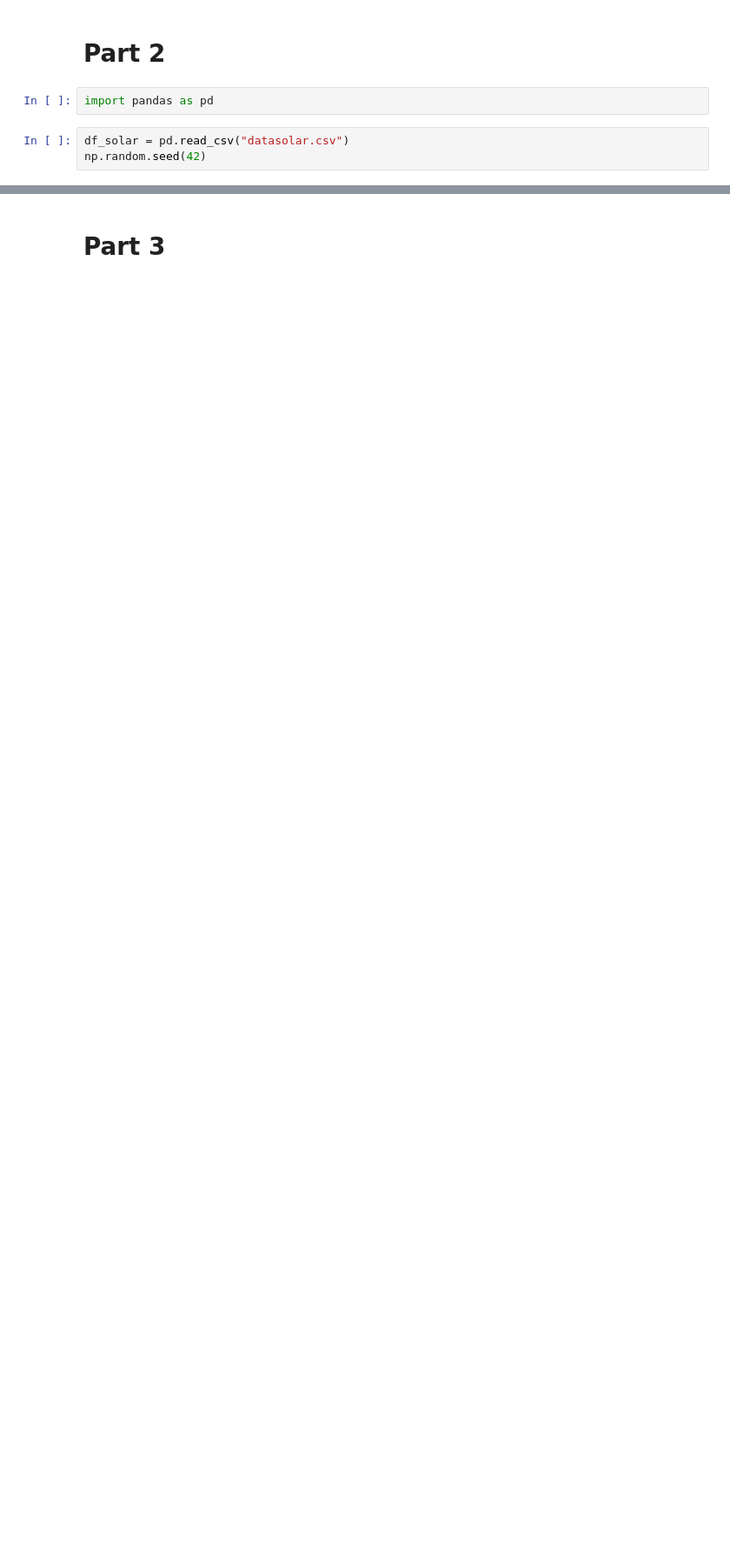
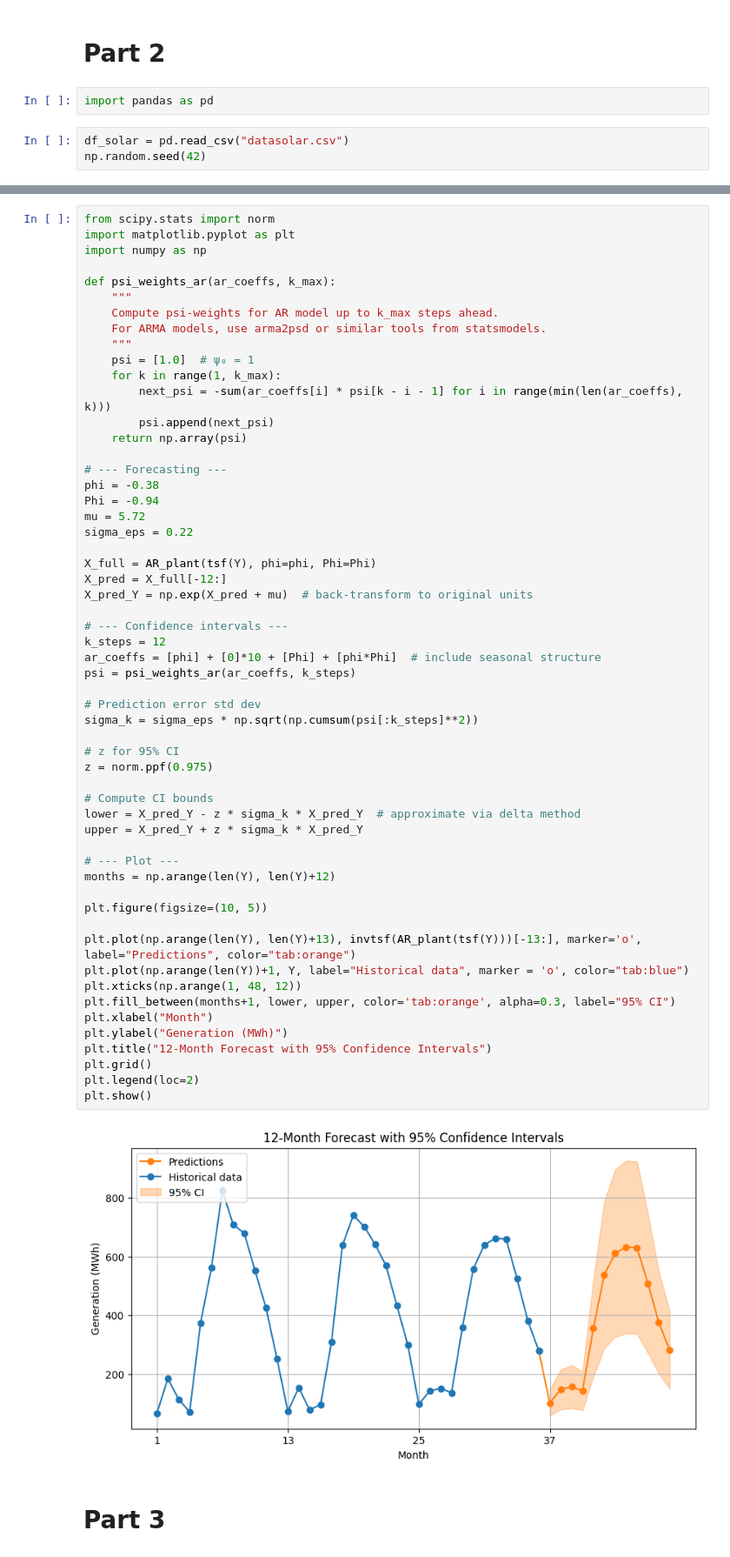
Before and after one commit to luca2618/Timeseries, a Jupyter notebook: assignment3/assignment3_emcken.ipynb, the cells around one changed output, grey strips where cells are left out. Shown at 87% size. Drawn from its saved outputs; the diff is of its cells as text; blank space fills up the shorter version.

```diff
--- a/assignment3/assignment3_emcken.ipynb
+++ b/assignment3/assignment3_emcken.ipynb
@@ -82,3 +150,61 @@ plt.show()
+# %%
+from scipy.stats import norm
+import matplotlib.pyplot as plt
+import numpy as np
+
+def psi_weights_ar(ar_coeffs, k_max):
+    """
+    Compute psi-weights for AR model up to k_max steps ahead.
+    For ARMA models, use arma2psd or similar tools from statsmodels.
+    """
+    psi = [1.0]  # ψ₀ = 1
+    for k in range(1, k_max):
+        next_psi = -sum(ar_coeffs[i] * psi[k - i - 1] for i in range(min(len(ar_coeffs), k)))
+        psi.append(next_psi)
+    return np.array(psi)
+
+# --- Forecasting ---
+phi = -0.38
+Phi = -0.94
+mu = 5.72
+sigma_eps = 0.22
+
+X_full = AR_plant(tsf(Y), phi=phi, Phi=Phi)
+X_pred = X_full[-12:]
+X_pred_Y = np.exp(X_pred + mu)  # back-transform to original units
+
+# --- Confidence intervals ---
+k_steps = 12
+ar_coeffs = [phi] + [0]*10 + [Phi] + [phi*Phi]  # include seasonal structure
+psi = psi_weights_ar(ar_coeffs, k_steps)
+
+# Prediction error std dev
+sigma_k = sigma_eps * np.sqrt(np.cumsum(psi[:k_steps]**2))
+
+# z for 95% CI
+z = norm.ppf(0.975)
+
+# Compute CI bounds
+lower = X_pred_Y - z * sigma_k * X_pred_Y  # approximate via delta method
+upper = X_pred_Y + z * sigma_k * X_pred_Y
+
+# --- Plot ---
+months = np.arange(len(Y), len(Y)+12)
+
+plt.figure(figsize=(10, 5))
+
+plt.plot(np.arange(len(Y), len(Y)+13), invtsf(AR_plant(tsf(Y)))[-13:], marker='o', label="Predictions", color="tab:orange")
+plt.plot(np.arange(len(Y))+1, Y, label="Historical data", marker = 'o', color="tab:blue")
+plt.xticks(np.arange(1, 48, 12))
+plt.fill_between(months+1, lower, upper, color='tab:orange', alpha=0.3, label="95% CI")
+plt.xlabel("Month")
+plt.ylabel("Generation (MWh)")
+plt.title("12-Month Forecast with 95% Confidence Intervals")
+plt.grid()
+plt.legend(loc=2)
+plt.show()
+# %% [output]
+[figure, added]
 # %% [markdown]
 # Part 3
 # %%
```
Also changed, not shown: parts of 11 cells of this notebook.
